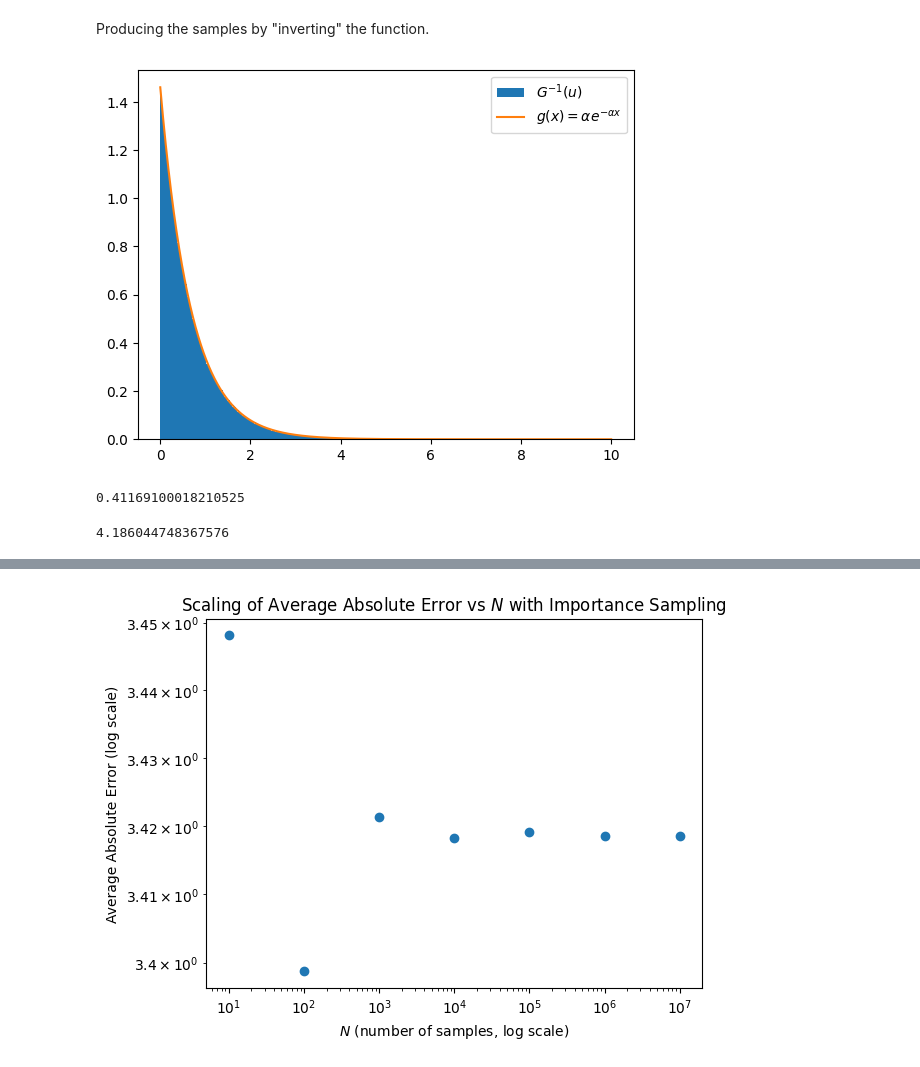
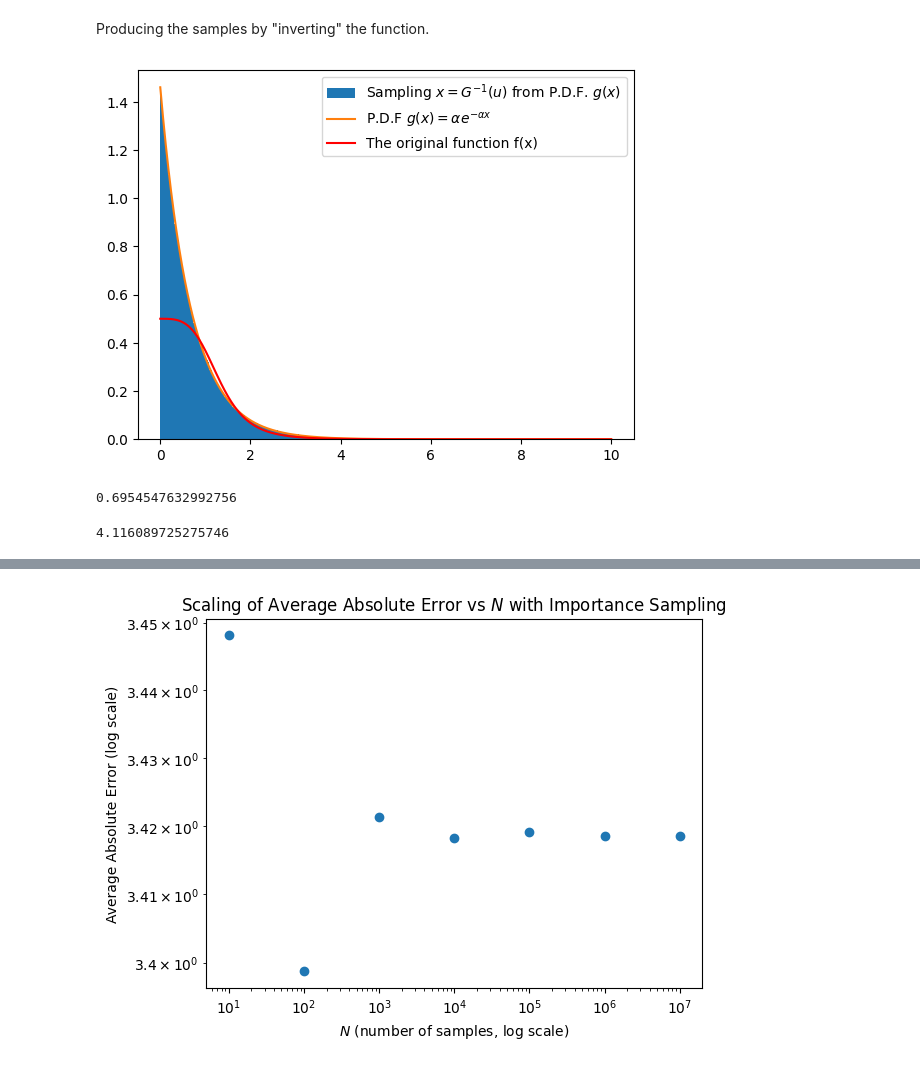
Before and after one commit to ericardomuten/TUM-PH2264, a Jupyter notebook: 1_classical_montecarlo/hw1_sub.ipynb, the cells around one changed output, grey strips where cells are left out. Saved outputs shown, nothing was run; the diff lists cells and outputs as text; code cells hidden in the pictures.

```diff
--- a/1_classical_montecarlo/hw1_sub.ipynb
+++ b/1_classical_montecarlo/hw1_sub.ipynb
@@ -42,5 +42,13 @@ def estimate_pi(N, r):
 # %%
 N = 1000000
 radius = 1
-print(f" For N = {N}, the estimate of π is {estimate_pi(N, radius)}.")
+iter = 100
+
+pi = []
+for i in range(iter):
+    pi += [estimate_pi(N, radius)]
+
+final_pi = np.average(pi)
+
+print(f" For N = {N}, the estimate of π is {final_pi} after 100 repetitions.")
 # %% [output]
@@ -335,15 +348,16 @@ def G_inverse(x, alpha):
 # %%
 alpha = 1.46
 N = 10**6
 u = np.random.uniform(size=N)
 x = G_inverse(u, alpha)
 
-H = plt.hist(x, 1000, density=True, label="$G^{-1}(u)$")
-P = plt.plot(np.linspace(0, 10, 1000), g(np.linspace(0, 10, 1000), alpha), label="$g(x)=α e^{-α x}$")
+H = plt.hist(x, 1000, density=True, label="Sampling $x = G^{-1}(u)$ from P.D.F. $g(x)$")
+P = plt.plot(np.linspace(0, 10, 1000), g(np.linspace(0, 10, 1000), alpha), label="P.D.F $g(x)=α e^{-α x}$")
+F = plt.plot(np.linspace(0, 10, 1000), func(np.linspace(0, 10, 1000)), label="The original function f(x)", color="red")
 plt.legend()
 plt.show()
 # %% [output]
-[figure, old version]
+[figure, new version]
 # %%
 alpha = 1.46
 a = 0
@@ -362,13 +376,13 @@ for n in num_samples:
 
 abs_error_importance_sampling = abs_error
 # %%
-integral_estimate(func, 0, 10, 10*np.random.uniform(size=10**2))
+integral_estimate(func, 0, 10, 10*np.random.uniform(size=10**6))
 # %% [output]
-0.41169100018210525
+0.6954547632992756
 # %%
-integral_estimate(func, 0, 10, G_inverse(np.random.uniform(size=10**2), 1.46))
+integral_estimate(func, 0, 10, G_inverse(np.random.uniform(size=10**6), 1.46))
 # %% [output]
-4.186044748367576
+4.116089725275746
 # %%
 abs_error_uniform_dist, abs_error_importance_sampling
 # %% [output]
```
Also changed, not shown: parts of 13 cells of this notebook.
